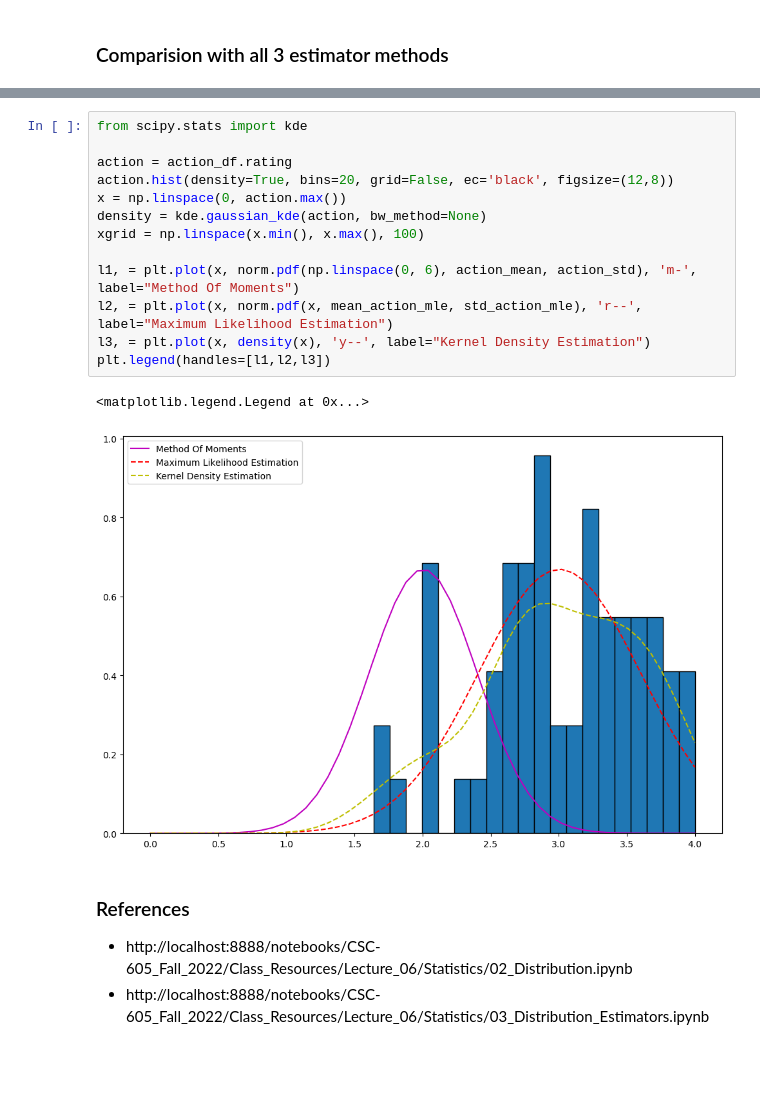
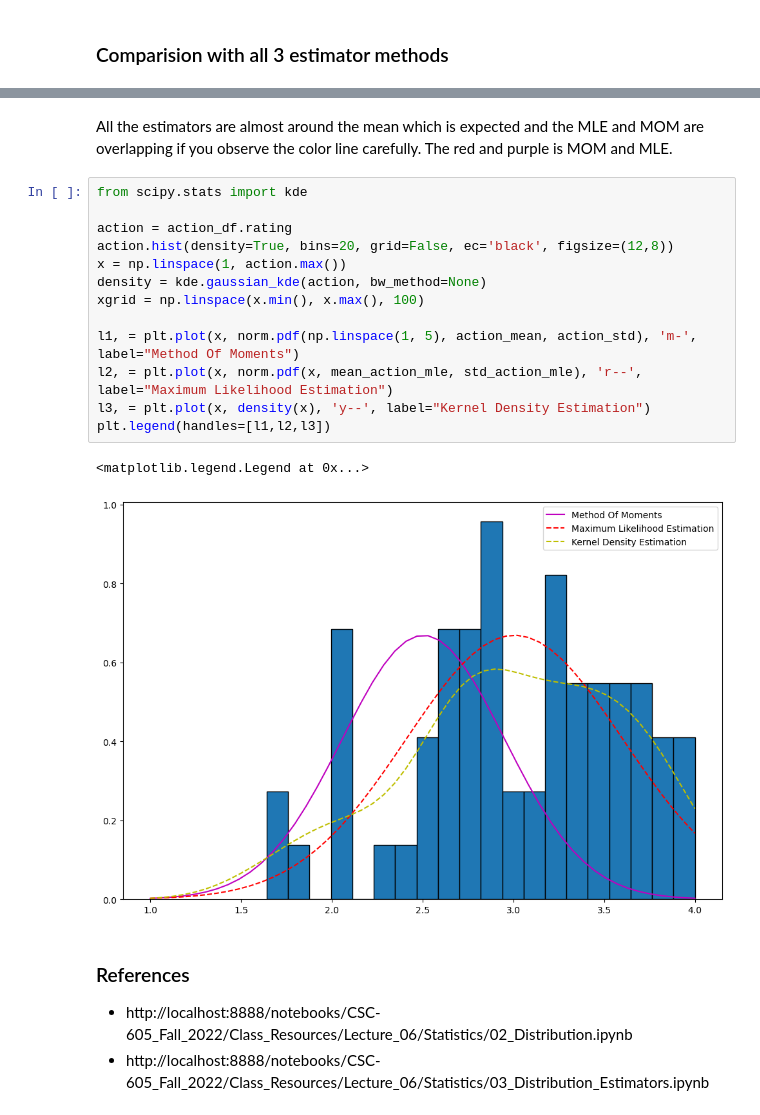
Before and after one commit to priyankabudavi/CSC-605_2022_Assignment, a Jupyter notebook: Assignment_3/src/movie_rating_distributions_Final.ipynb, the cells around one changed output, grey strips where cells are left out. Cells and saved outputs as stored; diff of their text form; blank space fills up the shorter version.

```diff
--- a/Assignment_3/src/movie_rating_distributions_Final.ipynb
+++ b/Assignment_3/src/movie_rating_distributions_Final.ipynb
@@ -497,19 +498,21 @@ plt.legend(handles=[l1,l2,l3])
+# %% [markdown]
+All the estimators are almost around the mean which is expected and the MLE and MOM are overlapping if you observe the color line carefully. The red and purple is MOM and MLE.
 # %%
 from scipy.stats import kde
 
 action = action_df.rating
 action.hist(density=True, bins=20, grid=False, ec='black', figsize=(12,8))
-x = np.linspace(0, action.max())
+x = np.linspace(1, action.max())
 density = kde.gaussian_kde(action, bw_method=None)
 xgrid = np.linspace(x.min(), x.max(), 100)
 
-l1, = plt.plot(x, norm.pdf(np.linspace(0, 6), action_mean, action_std), 'm-', label="Method Of Moments")
+l1, = plt.plot(x, norm.pdf(np.linspace(1, 5), action_mean, action_std), 'm-', label="Method Of Moments")
 l2, = plt.plot(x, norm.pdf(x, mean_action_mle, std_action_mle), 'r--', label="Maximum Likelihood Estimation")
 l3, = plt.plot(x, density(x), 'y--', label="Kernel Density Estimation")
 plt.legend(handles=[l1,l2,l3])
 # %% [output]
 <matplotlib.legend.Legend at 0x...>
-[figure, old version]
+[figure, new version]
 # %% [markdown]
 ### References
 
```
Also changed, not shown: parts of 4 cells of this notebook.
